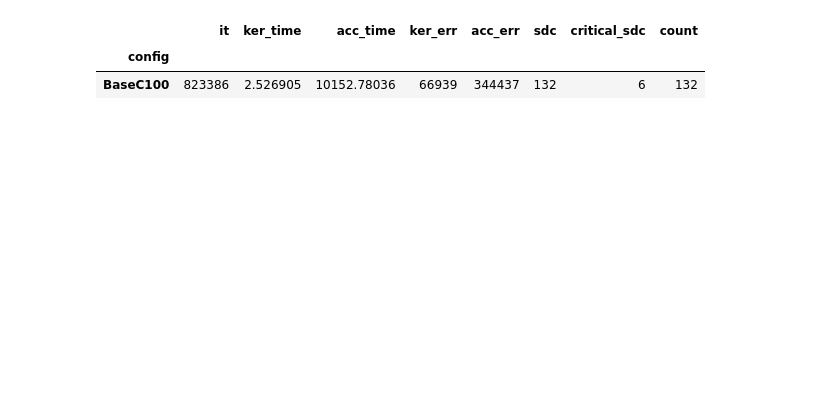
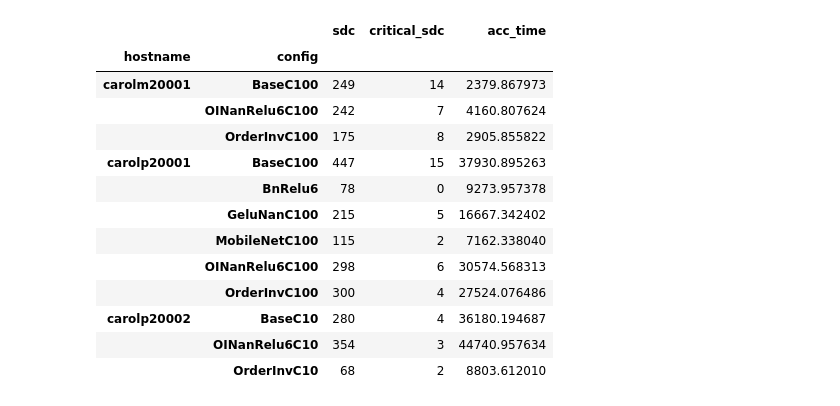
Before and after one commit to diehardnet/diehardnetradsetup, a Jupyter notebook: parsers/show_criticality.ipynb, the cells around one changed output. Saved outputs shown, nothing was run; the diff lists cells and outputs as text; code cells hidden in the pictures; blank space fills up the shorter version.

```diff
--- a/parsers/show_criticality.ipynb
+++ b/parsers/show_criticality.ipynb
@@ -10,2 +21,0 @@ df[df["config"] == "cifar100_mobilenetv2_x1_4"]
-# %%
-df = df[df["config"] != "main.py"]
@@ -15,20 +35,21 @@ configs = dict(
     BaseC100="c100_res44_test_01_bn-relu_base.yaml",
     # "c100_res44_test_02_bn-relu6.yaml",
     # Order inversion with relu6 C100
-    OrderInvC100="c100_res44_test_02_relu6-bn_200_epochs.yaml",
+    OrderInvC100="c100_res44_test_02_relu6-bn.yaml",
     # "c100_res44_test_02_bn-relu6_base.yaml",
     # Order inversion + nan filter + Relu6
-    OINanRelu6C100="c100_res44_test_02_relu6-bn_200_epochs_nanfilter.yaml",
+    OINanRelu6C100="c100_res44_test_02_relu6-bn_nanfilter.yaml",
     # Gelu and nan C100
     GeluNanC100="c100_res44_test_02_gelu6_nans.yaml",
 
     # Baseline C10
     BaseC10="c10_res44_test_01_bn-relu_base.yaml",
     # "c10_res44_test_02_bn-relu6.yaml",
+    BnRelu6="c10_res44_test_02_bn-relu6.yaml",
     # Order inversion with relu6 C10
-    OrderInvC10="c10_res44_test_02_relu6-bn_200_epochs.yaml",
+    OrderInvC10="c10_res44_test_02_relu6-bn.yaml",
     # "c10_res44_test_02_bn-relu6_base.yaml",
-    OINanRelu6C10="c10_res44_test_02_relu6-bn_200_epochs_nanfilter.yaml",
+    OINanRelu6C10="c10_res44_test_02_relu6-bn_nanfilter.yaml",
     # Gelu and nan C10
     GeluNanC10="c10_res44_test_02_gelu6_nans.yaml",
 
@@ -57,7 +79,7 @@ df["config"] = df["config"].apply(lambda x: configs_inv[x])
 # %%
 df["count"] = 1
 # %%
-grouped_df = df.groupby(["config"]).sum()
+grouped_df = df.groupby(["hostname", "config"]).sum()
 # %%
 grouped_df
 # %% [output]
@@ -67,8 +100,19 @@ grouped_df
 # %%
 grouped_df[["sdc", "critical_sdc", "ker_err", "count"]].to_csv("avf.csv")
 # %%
-grouped_df
+grouped_df[["sdc", "critical_sdc", "acc_time"]]
 # %% [output]
-|  | it | ker_time | acc_time | ker_err | acc_err | sdc | critical_sdc | count |
-| config |  |  |  |  |  |  |  |  |
-| BaseC100 | 823386 | 2.526905 | 10152.78036 | 66939 | 344437 | 132 | 6 | 132 |
+|  |  | sdc | critical_sdc | acc_time |
+| hostname | config |  |  |  |
+| carolm20001 | BaseC100 | 249 | 14 | 2379.867973 |
+|  | OINanRelu6C100 | 242 | 7 | 4160.807624 |
+|  | OrderInvC100 | 175 | 8 | 2905.855822 |
+| carolp20001 | BaseC100 | 447 | 15 | 37930.895263 |
+|  | BnRelu6 | 78 | 0 | 9273.957378 |
+|  | GeluNanC100 | 215 | 5 | 16667.342402 |
+|  | MobileNetC100 | 115 | 2 | 7162.338040 |
+|  | OINanRelu6C100 | 298 | 6 | 30574.568313 |
+|  | OrderInvC100 | 300 | 4 | 27524.076486 |
+| carolp20002 | BaseC10 | 280 | 4 | 36180.194687 |
+|  | OINanRelu6C10 | 354 | 3 | 44740.957634 |
+|  | OrderInvC10 | 68 | 2 | 8803.612010 |
```
Also changed, not shown: parts of 7 cells of this notebook, 1 other file.
